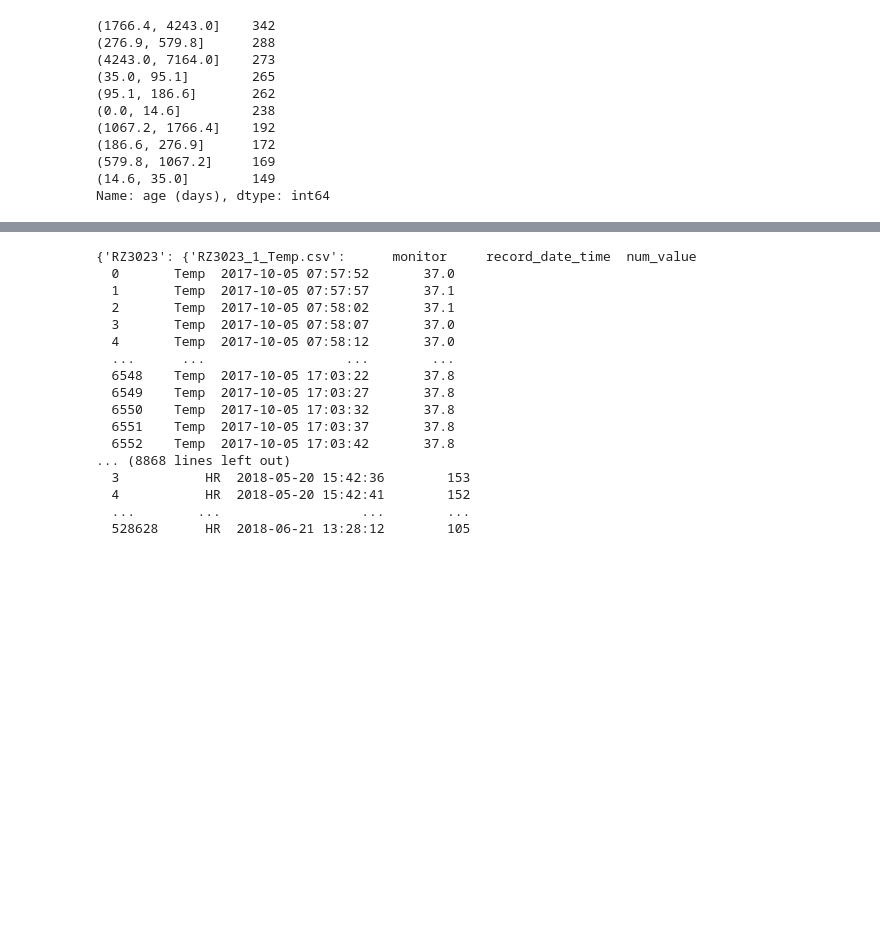
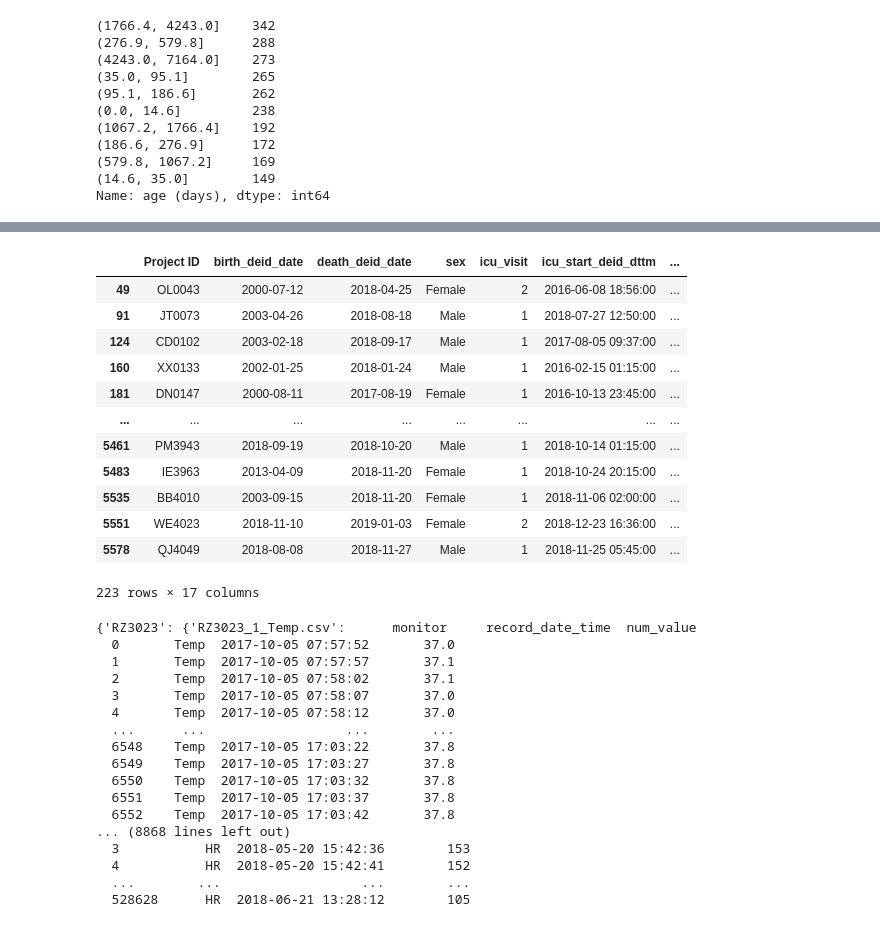
Before and after one commit to l-khali/In2Research, a Jupyter notebook: data_preparation.ipynb, the cells around one changed output, grey strips where cells are left out. Cells and saved outputs as stored; diff of their text form; code cells hidden in the pictures; blank space fills up the shorter version.

```diff
--- a/data_preparation.ipynb
+++ b/data_preparation.ipynb
@@ -191 +199,17 @@ cohort_2_stratified_icu_age
 1490 rows × 17 columns
+# %%
+cohort_3_details
+# %% [output]
+|  | Project ID | birth_deid_date | death_deid_date | sex | icu_visit | icu_start_deid_dttm | ... |
+| 49 | OL0043 | 2000-07-12 | 2018-04-25 | Female | 2 | 2016-06-08 18:56:00 | ... |
+| 91 | JT0073 | 2003-04-26 | 2018-08-18 | Male | 1 | 2018-07-27 12:50:00 | ... |
+| 124 | CD0102 | 2003-02-18 | 2018-09-17 | Male | 1 | 2017-08-05 09:37:00 | ... |
+| 160 | XX0133 | 2002-01-25 | 2018-01-24 | Male | 1 | 2016-02-15 01:15:00 | ... |
+| 181 | DN0147 | 2000-08-11 | 2017-08-19 | Female | 1 | 2016-10-13 23:45:00 | ... |
+| ... | ... | ... | ... | ... | ... | ... | ... |
+| 5461 | PM3943 | 2018-09-19 | 2018-10-20 | Male | 1 | 2018-10-14 01:15:00 | ... |
+| 5483 | IE3963 | 2013-04-09 | 2018-11-20 | Female | 1 | 2018-10-24 20:15:00 | ... |
+| 5535 | BB4010 | 2003-09-15 | 2018-11-20 | Female | 1 | 2018-11-06 02:00:00 | ... |
+| 5551 | WE4023 | 2018-11-10 | 2019-01-03 | Female | 2 | 2018-12-23 16:36:00 | ... |
+| 5578 | QJ4049 | 2018-08-08 | 2018-11-27 | Male | 1 | 2018-11-25 05:45:00 | ... |
+223 rows × 17 columns
```
Also changed, not shown: parts of 9 cells of this notebook.
